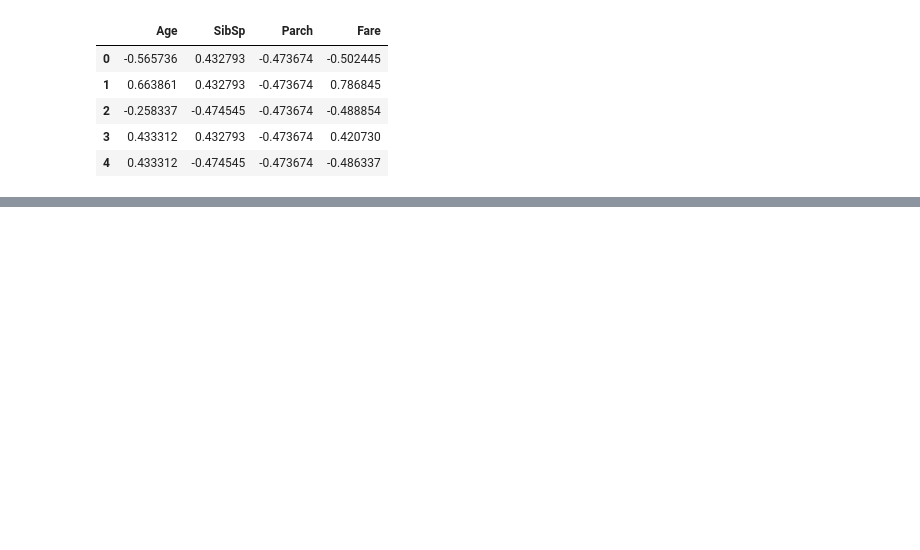
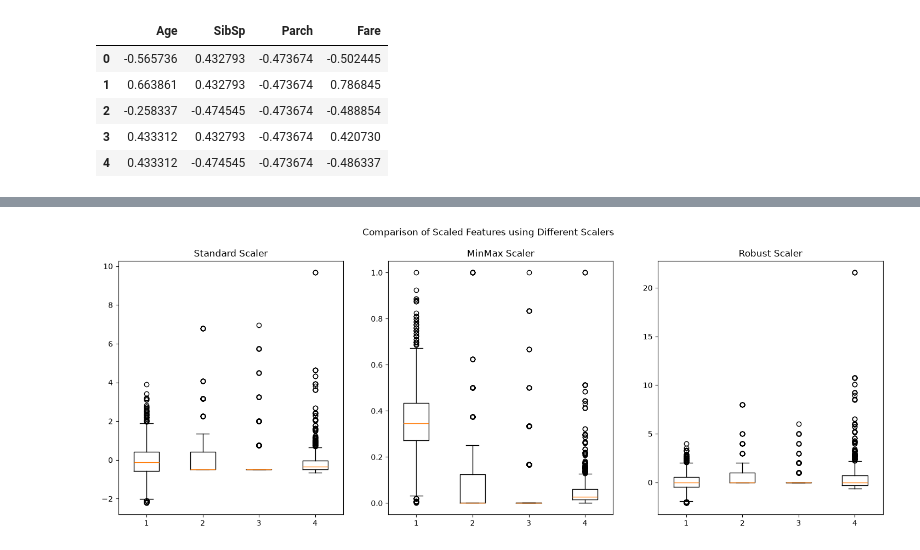
Before and after one commit to shy942/ML-exploration, a Jupyter notebook: notebooks/02_Data_Preprocessing.ipynb, the cells around one changed output, grey strips where cells are left out. Cells and saved outputs as stored; diff of their text form; code cells hidden in the pictures; blank space fills up the shorter version.

```diff
--- a/notebooks/02_Data_Preprocessing.ipynb
+++ b/notebooks/02_Data_Preprocessing.ipynb
@@ -207,7 +209,9 @@ concat_df.head()
 # Numerial feature scaling using StandardScaler
 numerical_features_to_scale = ['Age', 'SibSp', 'Parch', 'Fare']
 standard_scaler = StandardScaler()
-standard_scaled_df = pd.DataFrame(scaler.fit_transform(concat_df[numerical_features_to_scale]), columns=numerical_features_to_scale)
+standard_scaler = standard_scaler.fit(concat_df[numerical_features_to_scale])
+standard_scaled_df = pd.DataFrame(standard_scaler.transform(concat_df[numerical_features_to_scale]), columns=numerical_features_to_scale)
+standard_scaled_df.head()
 # %% [output]
 |  | Age | SibSp | Parch | Fare |
 | 0 | -0.565736 | 0.432793 | -0.473674 | -0.502445 |
@@ -218,4 +222,6 @@ standard_scaled_df = pd.DataFrame(scaler.fit_transform(concat_df[numerical_featu
 # %%
 # MinMaxScaler
 minmax_scaler = MinMaxScaler()
-df
+minmax_scaler = minmax_scaler.fit(concat_df[numerical_features_to_scale])
+minmax_scaled_df = pd.DataFrame(minmax_scaler.transform(concat_df[numerical_features_to_scale]), columns=numerical_features_to_scale)
+minmax_scaled_df.head()
@@ -221,0 +235,6 @@ df
+# %%
+# RobustScaler
+robust_scaler = RobustScaler()
+robust_scaler = robust_scaler.fit(concat_df[numerical_features_to_scale])
+robust_scaled_df = pd.DataFrame(robust_scaler.transform(concat_df[numerical_features_to_scale]), columns=numerical_features_to_scale)
+robust_scaled_df.head()
@@ -221,0 +248,17 @@ df
+# %%
+# Comparing the distributions of the scaled features using different scalers
+fig, axes = plt.subplots(1, 3, figsize=(18, 6))
+
+axes[0].set_title('Standard Scaler')
+axes[0].boxplot(standard_scaled_df)
+
+axes[1].set_title('MinMax Scaler')
+axes[1].boxplot(minmax_scaled_df)
+
+axes[2].set_title('Robust Scaler')
+axes[2].boxplot(robust_scaled_df)
+
+plt.suptitle('Comparison of Scaled Features using Different Scalers')
+plt.show()
+# %% [output]
+[figure, added]
```
Also changed, not shown: parts of 3 cells of this notebook.
